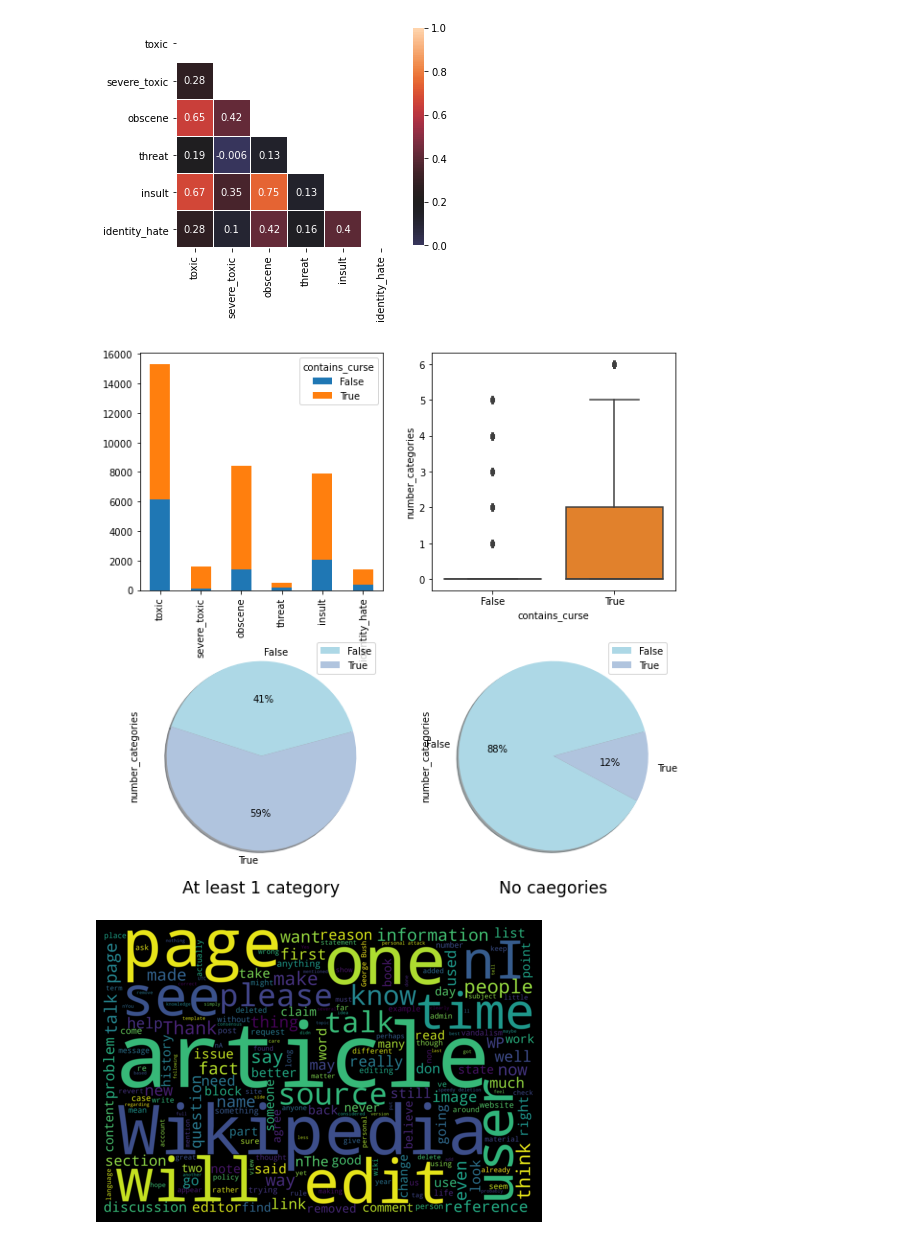
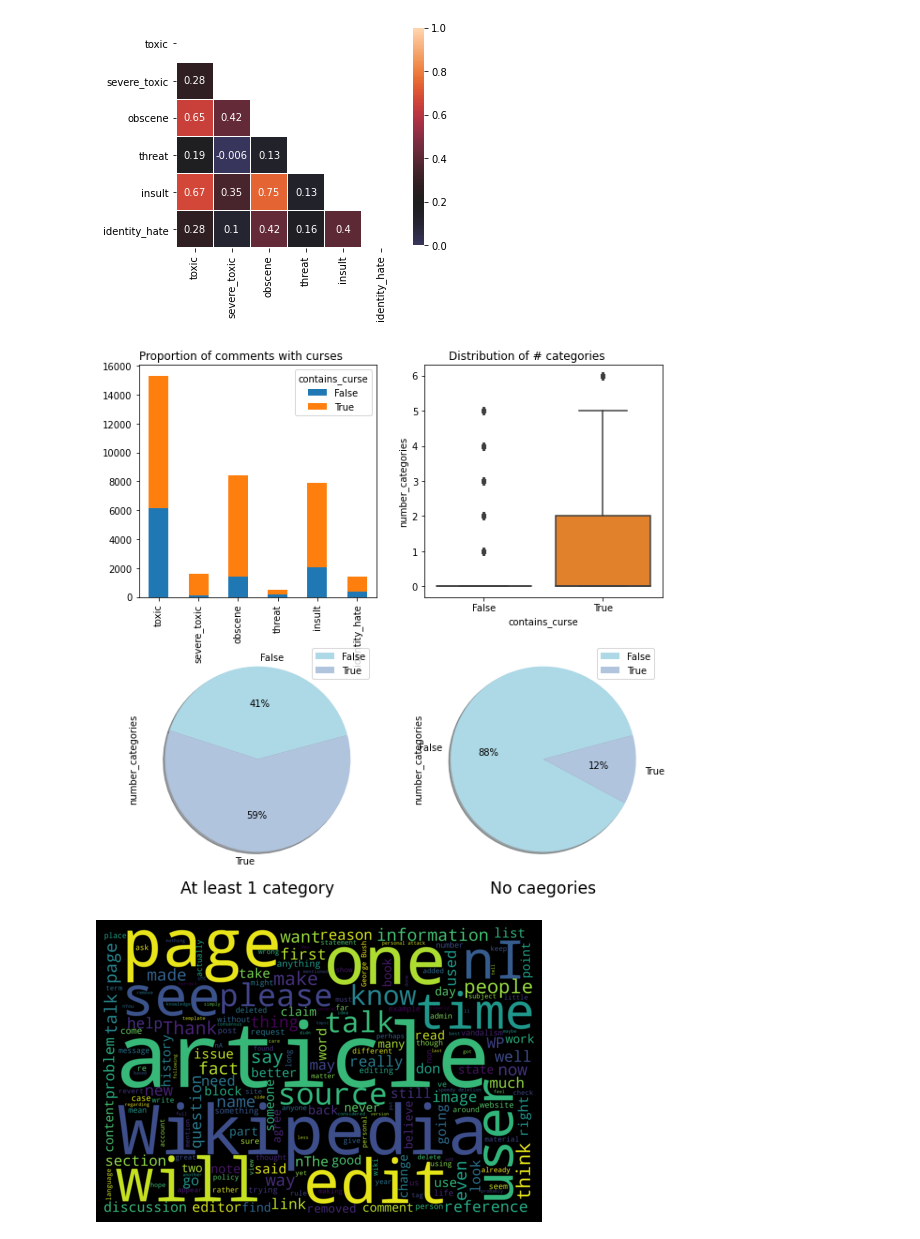
Before and after one commit to orbenishay/Classification, a Jupyter notebook: Toxic_comments_classification.ipynb, the cells around one changed output. Drawn from its saved outputs; the diff is of its cells as text; code cells hidden in the pictures.

```diff
--- a/Toxic_comments_classification.ipynb
+++ b/Toxic_comments_classification.ipynb
@@ -242,25 +242,24 @@ sns.heatmap(corr, xticklabels=corr.columns.values, yticklabels=corr.columns.valu
 # %%
 fig = plt.figure()
 ax1 = fig.add_subplot(221)
 ax2 = fig.add_subplot(222)
 ax3 = fig.add_subplot(223)
 ax4 = fig.add_subplot(224)
 fig.set_size_inches(10,10)
 curse_proportion=traincomments.groupby('contains_curse').agg({'toxic':'sum','severe_toxic':'sum','obscene':'sum','threat':'sum','insult':'sum','identity_hate':'sum'}).transpose()
 curse_proportion.plot.bar(stacked=True, ax=ax1);
 sns.boxplot(x='contains_curse', y='number_categories', hue=None, data=traincomments, order=None, hue_order=None, ax=ax2);
 my_colors = ['lightblue','lightsteelblue','silver','lightseagreen','khaki','peachpuff']
 traincomments[traincomments['any_category']==1].groupby('contains_curse').agg({'number_categories':'count'}).plot.pie(y='number_categories',autopct='%1.f%%', startangle=15,colors=my_colors,shadow = True, ax=ax3)
 traincomments[traincomments['any_category']==0].groupby('contains_curse').agg({'number_categories':'count'}).plot.pie(y='number_categories',autopct='%1.f%%', startangle=15,colors=my_colors,shadow = True, ax=ax4)
 ax3.set_title('At least 1 category', x=0.5, y=-0.1, ha='center', fontsize='xx-large');
 ax4.set_title('No caegories', x=0.5, y=-0.1, ha='center', fontsize='xx-large');
+traincomments[['contains_curse','number_categories']].groupby('contains_curse').describe()
 
-
-# sns.violinplot(x='bathrooms', y='price', data=bnb,ax=ax2);
-# ax1.set_title("Price distribution by bedrooms - BoxPlot", x=0.4, y=0.95, ha='center', fontsize='xx-large');
-# ax2.set_title("Price distribution by bedrooms - Violin Plot", x=0.4, y=0.95, ha='center', fontsize='xx-large');
+ax1.set_title("Proportion of comments with curses", x=0.43, y=1, ha='center', fontsize='large');
+ax2.set_title("Distribution of # categories", x=0.43, y=1, ha='center', fontsize='large');
 # %% [output]
-[figure, old version]
+[figure, new version]
 # %%
 text = traincomments['comment_text'].values
 
```
